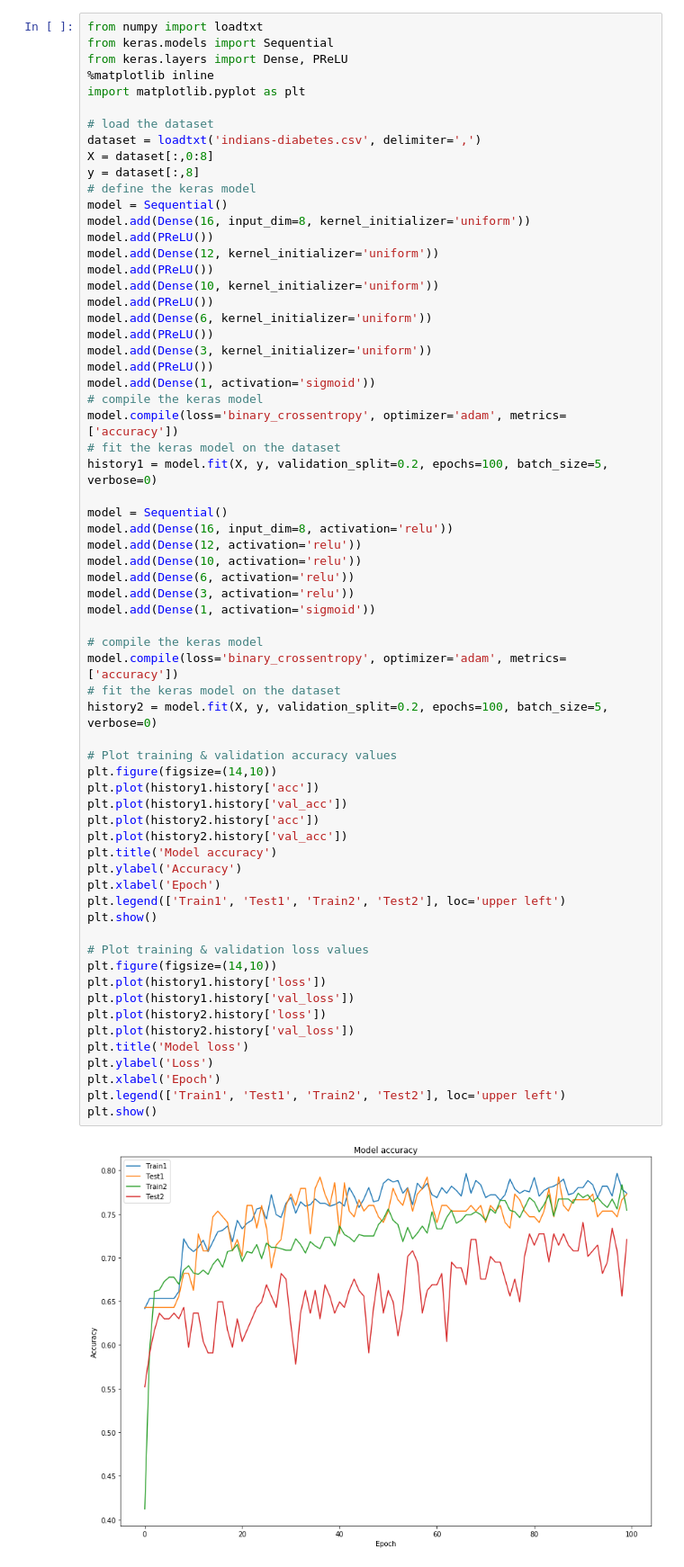
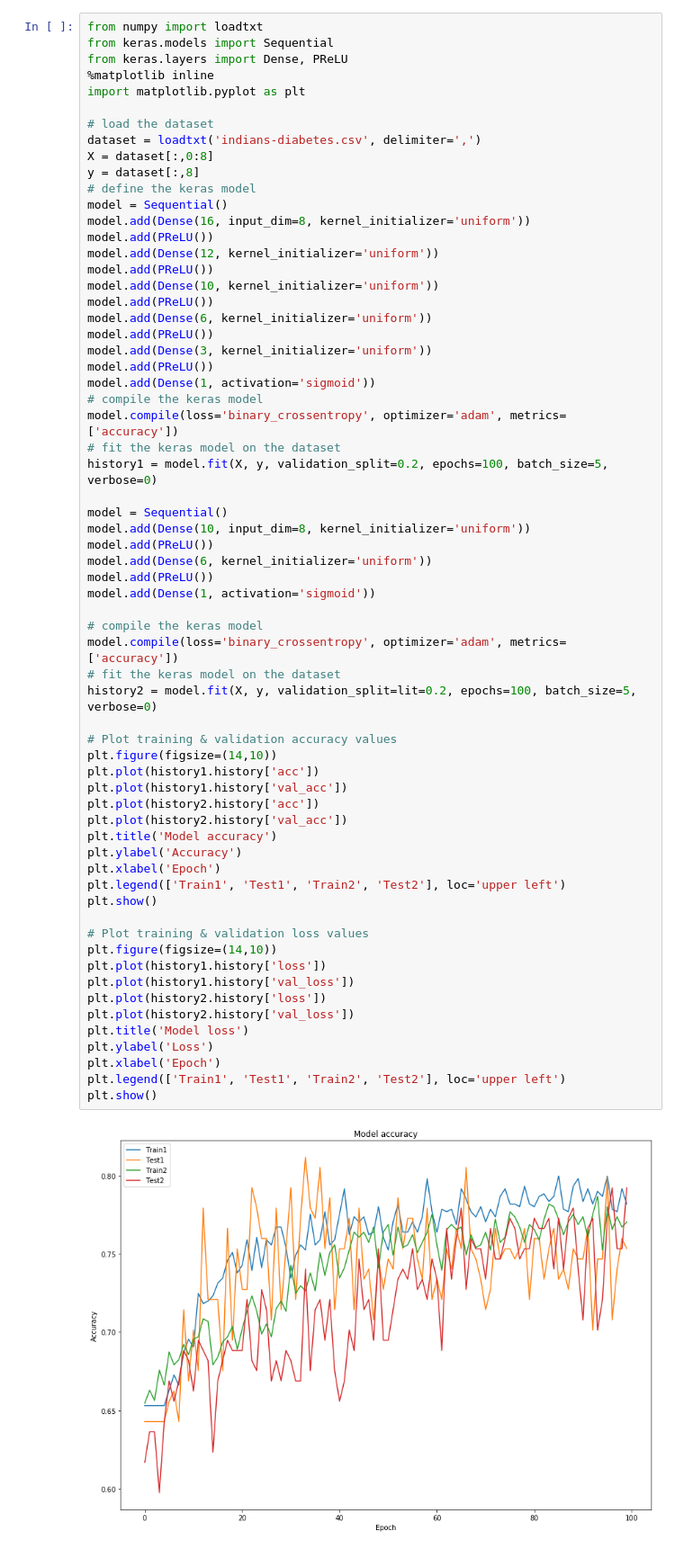
Before and after one commit to robertobatts/AI-experiments, a Jupyter notebook: indians-diabates/indians-diabetes.ipynb, the cells around one changed output. Shown at 90% size. Drawn from its saved outputs; the diff is of its cells as text.

```diff
--- a/indians-diabates/indians-diabetes.ipynb
+++ b/indians-diabates/indians-diabetes.ipynb
@@ -79,40 +73,39 @@ model.compile(loss='binary_crossentropy', optimizer='adam', metrics=['accuracy']
 history1 = model.fit(X, y, validation_split=0.2, epochs=100, batch_size=5, verbose=0)
 
 model = Sequential()
-model.add(Dense(16, input_dim=8, activation='relu'))
-model.add(Dense(12, activation='relu'))
-model.add(Dense(10, activation='relu'))
-model.add(Dense(6, activation='relu'))
-model.add(Dense(3, activation='relu'))
+model.add(Dense(10, input_dim=8, kernel_initializer='uniform'))
+model.add(PReLU())
+model.add(Dense(6, kernel_initializer='uniform'))
+model.add(PReLU())
 model.add(Dense(1, activation='sigmoid'))
 
 # compile the keras model
 model.compile(loss='binary_crossentropy', optimizer='adam', metrics=['accuracy'])
 # fit the keras model on the dataset
-history2 = model.fit(X, y, validation_split=0.2, epochs=100, batch_size=5, verbose=0)
+history2 = model.fit(X, y, validation_split=lit=0.2, epochs=100, batch_size=5, verbose=0)
 
 # Plot training & validation accuracy values
 plt.figure(figsize=(14,10))
 plt.plot(history1.history['acc'])
 plt.plot(history1.history['val_acc'])
 plt.plot(history2.history['acc'])
 plt.plot(history2.history['val_acc'])
 plt.title('Model accuracy')
 plt.ylabel('Accuracy')
 plt.xlabel('Epoch')
 plt.legend(['Train1', 'Test1', 'Train2', 'Test2'], loc='upper left')
 plt.show()
 
 # Plot training & validation loss values
 plt.figure(figsize=(14,10))
 plt.plot(history1.history['loss'])
 plt.plot(history1.history['val_loss'])
 plt.plot(history2.history['loss'])
 plt.plot(history2.history['val_loss'])
 plt.title('Model loss')
 plt.ylabel('Loss')
 plt.xlabel('Epoch')
 plt.legend(['Train1', 'Test1', 'Train2', 'Test2'], loc='upper left')
 plt.show()
 # %% [output]
-[figure, old version]
+[figure, new version]
```
Also changed, not shown: parts of 2 cells of this notebook.
